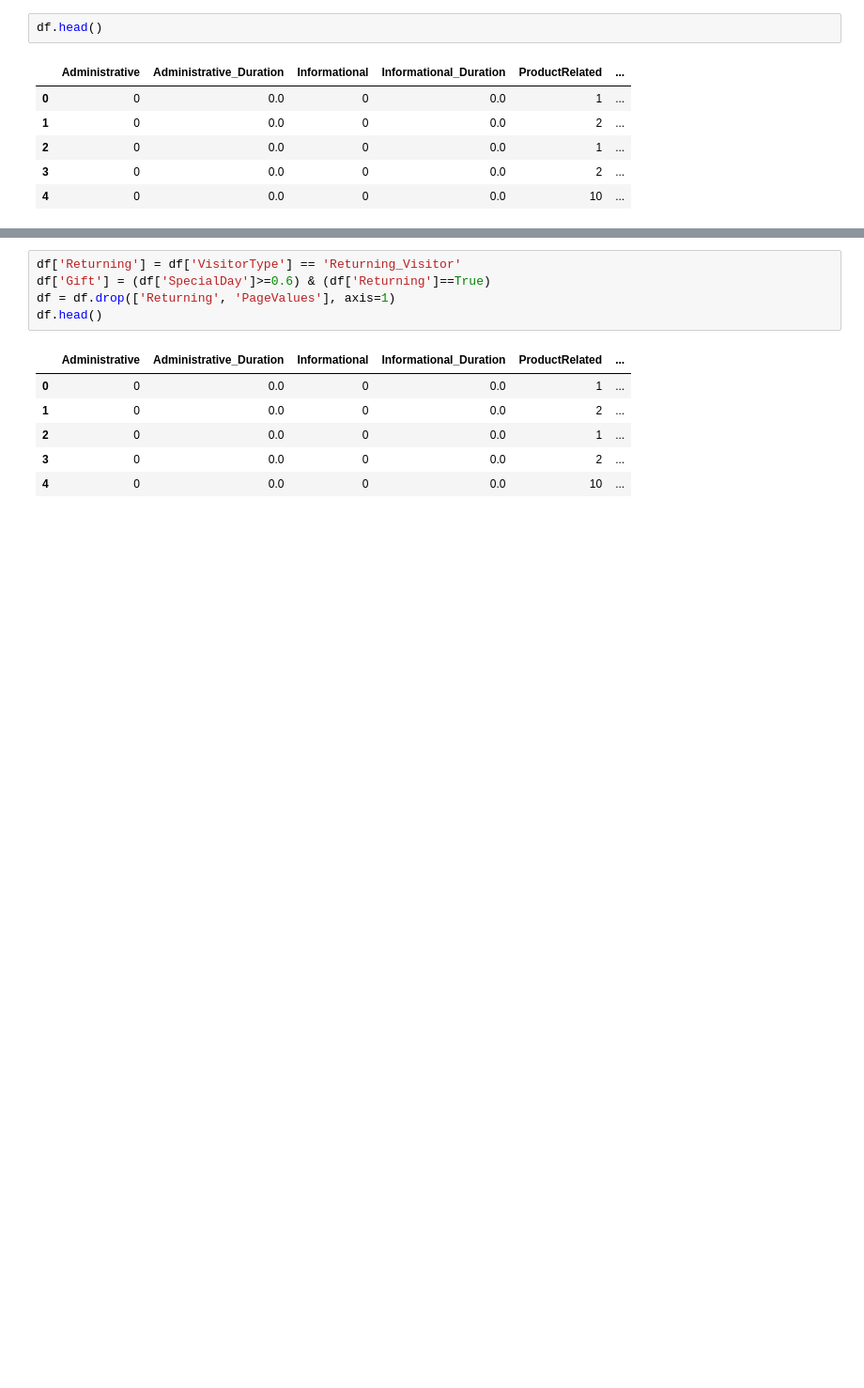
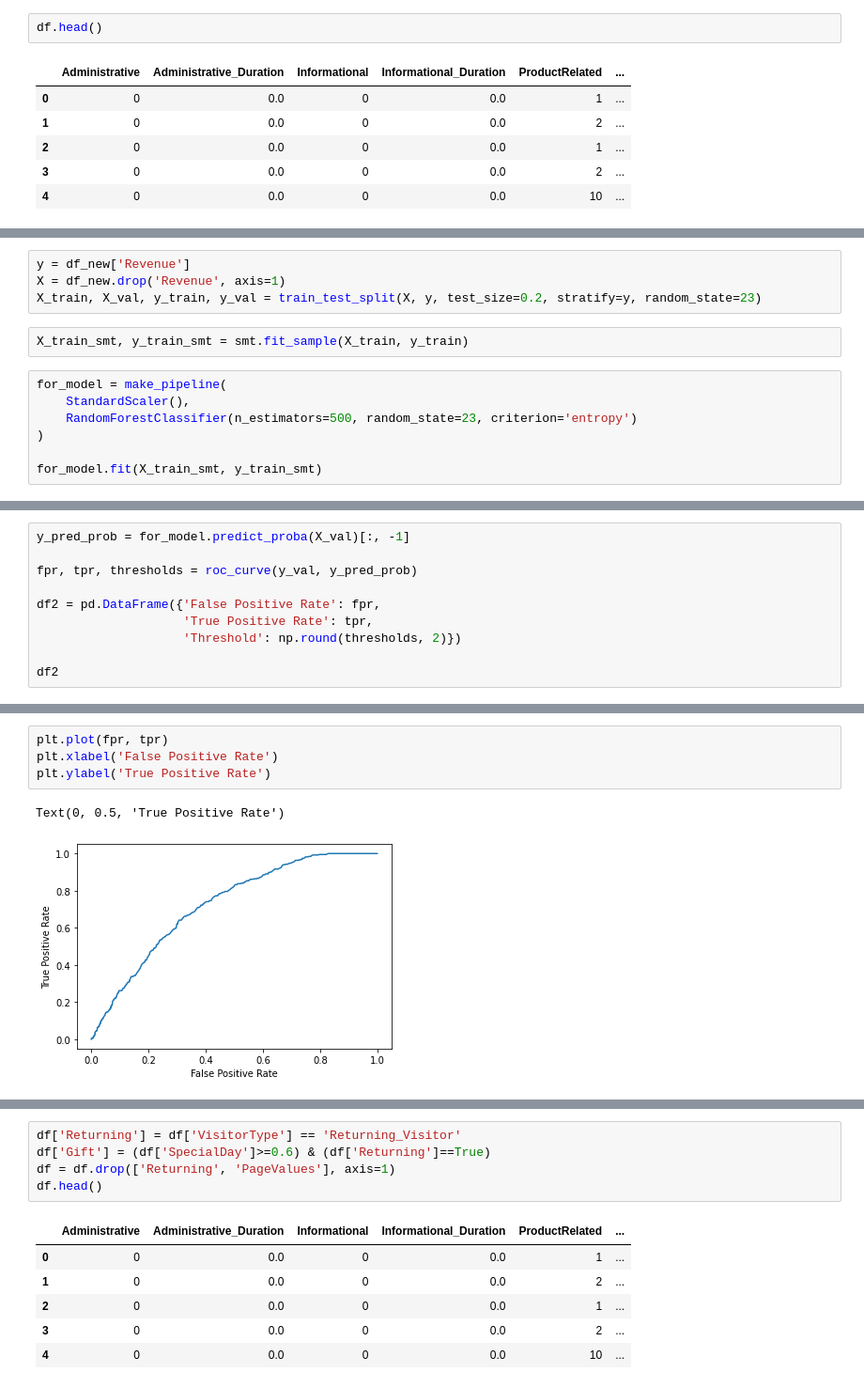
Before and after one commit to AndrewArnett/BuildWeek2, a Jupyter notebook: Build_Week_2.ipynb, the cells around one changed output, grey strips where cells are left out. Shown at 94% size. Saved outputs shown, nothing was run; the diff lists cells and outputs as text; blank space fills up the shorter version.

```diff
--- a/Build_Week_2.ipynb
+++ b/Build_Week_2.ipynb
@@ -65,0 +127,13 @@ df.head()
+# %%
+y = df_new['Revenue']
+X = df_new.drop('Revenue', axis=1)
+X_train, X_val, y_train, y_val = train_test_split(X, y, test_size=0.2, stratify=y, random_state=23)
+# %%
+X_train_smt, y_train_smt = smt.fit_sample(X_train, y_train)
+# %%
+for_model = make_pipeline(
+    StandardScaler(),
+    RandomForestClassifier(n_estimators=500, random_state=23, criterion='entropy')
+)
+
+for_model.fit(X_train_smt, y_train_smt)
@@ -65,0 +169,10 @@ df.head()
+# %%
+y_pred_prob = for_model.predict_proba(X_val)[:, -1]
+
+fpr, tpr, thresholds = roc_curve(y_val, y_pred_prob)
+
+df2 = pd.DataFrame({'False Positive Rate': fpr,
+                    'True Positive Rate': tpr,
+                    'Threshold': np.round(thresholds, 2)})
+
+df2
@@ -65,0 +193,7 @@ df.head()
+# %%
+plt.plot(fpr, tpr)
+plt.xlabel('False Positive Rate')
+plt.ylabel('True Positive Rate')
+# %% [output]
+Text(0, 0.5, 'True Positive Rate')
+[figure, added]
```
Also changed, not shown: parts of 39 cells of this notebook.
